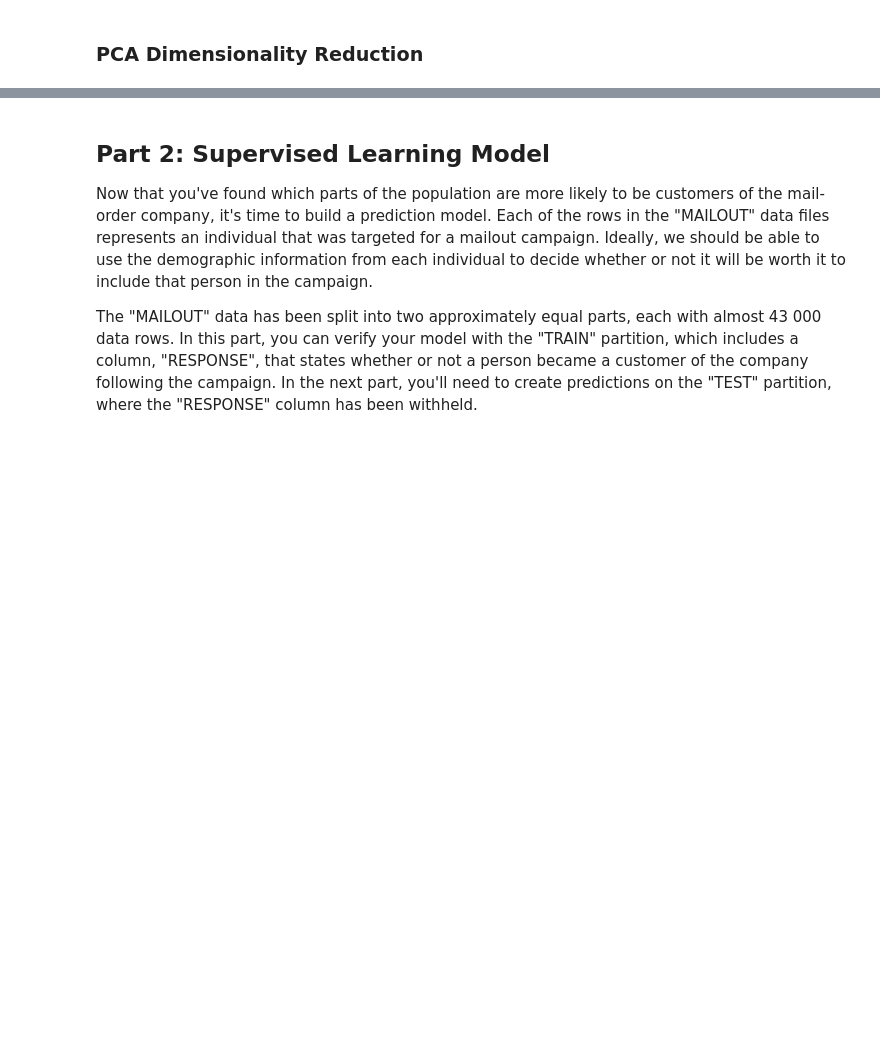
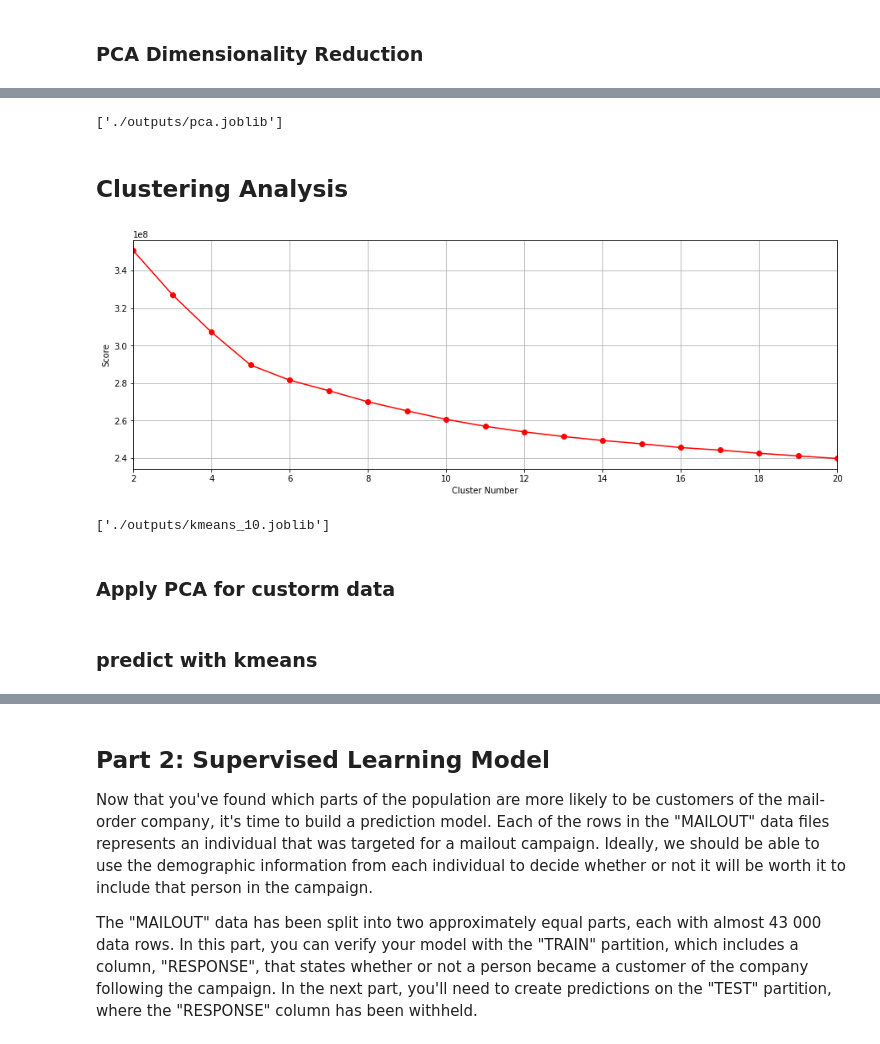
Before and after one commit to wanlipu/arvato, a Jupyter notebook: Arvato_Project_1_Data_Processing_Steps.ipynb, the cells around one changed output, grey strips where cells are left out. Saved outputs shown, nothing was run; the diff lists cells and outputs as text; code cells hidden in the pictures; blank space fills up the shorter version.

```diff
--- a/Arvato_Project_1_Data_Processing_Steps.ipynb
+++ b/Arvato_Project_1_Data_Processing_Steps.ipynb
@@ -1028,0 +1060,28 @@ The main bulk of your analysis will come in this part of the project. Here, you
+# %%
+## Pick 100 as pca components number
+pca_100 = PCA(n_components=100, random_state=23)
+azdias_pca_100 = pca_100.fit_transform(azdias_processed)
+# %%
+from joblib import dump, load
+dump(pca_100, './outputs/pca_100.joblib')
+dump(pca, './outputs/pca.joblib')
+# %% [output]
+['./outputs/pca.joblib']
+# %% [markdown]
+## Clustering Analysis
+# %%
+scores = []
+for num_k in range(2, 21):
+    kmeans = KMeans(n_clusters = num_k, random_state=23).fit(azdias_pca_100)
+    scores.append(np.abs(kmeans.score(azdias_pca_100)))
+# %%
+plt.figure(figsize=(15, 5))
+plt.plot(list(range(2, 21)), scores, linestyle='-', marker='o', color='r');
+plt.xlabel('Cluster Number');
+plt.ylabel('Score');
+plt.xlim(2, 20)
+# plt.margins(x=0.1, y=0.1)
+plt.grid()
+plt.show()
+# %% [output]
+[figure, added]
@@ -1028,0 +1090,7 @@ The main bulk of your analysis will come in this part of the project. Here, you
+# %%
+azdias_labels = kmeans_10.labels_
+dump(kmeans_10, './outputs/kmeans_10.joblib')
+# %% [output]
+['./outputs/kmeans_10.joblib']
+# %% [markdown]
+### Apply PCA for custorm data
@@ -1028,0 +1099,2 @@ The main bulk of your analysis will come in this part of the project. Here, you
+# %% [markdown]
+### predict with kmeans
```
Also changed, not shown: parts of 20 cells of this notebook.
